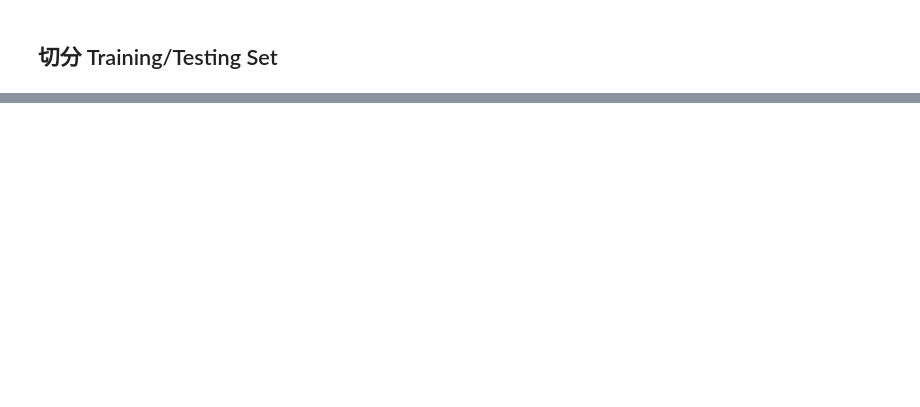
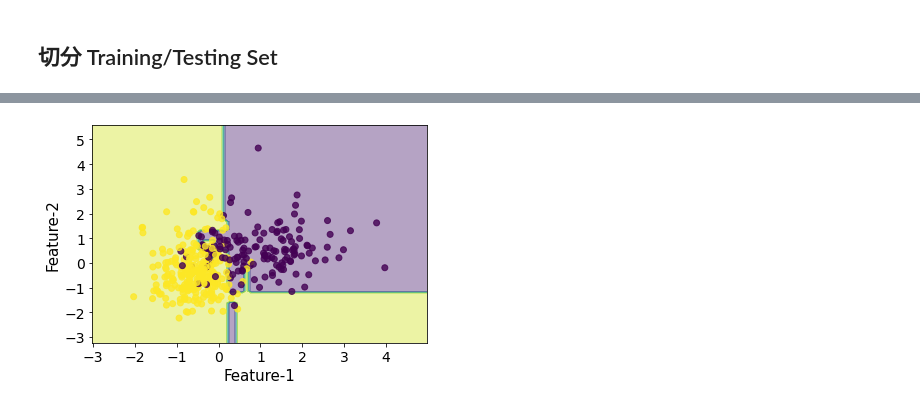
Before and after one commit to arturiaxnight/TSGH2021-AI, a Jupyter notebook: Lecture2_DT_SVM_DNN.ipynb, the cells around one changed output, grey strips where cells are left out. Drawn from its saved outputs; the diff is of its cells as text; code cells hidden in the pictures; blank space fills up the shorter version.

Commit message:
Finish Decision Tree
完成決策樹草稿

```diff
--- a/Lecture2_DT_SVM_DNN.ipynb
+++ b/Lecture2_DT_SVM_DNN.ipynb
@@ -60,2 +64,6 @@ array([[ 1.09706398, -2.07333501,  1.26993369, ...,  2.29607613,
+# %%
+from sklearn.preprocessing import LabelEncoder
+le = LabelEncoder()
+encoded_label = le.fit_transform(raw_data.target)
 # %% [markdown]
 ## 切分 Training/Testing Set
@@ -61,0 +74,2 @@ array([[ 1.09706398, -2.07333501,  1.26993369, ...,  2.29607613,
+# %%
+X_train, X_test, y_train, y_test = train_test_split(scaled_data, encoded_label, test_size=0.3, random_state=SEED)
@@ -61,0 +101,4 @@ array([[ 1.09706398, -2.07333501,  1.26993369, ...,  2.29607613,
+# %%
+tree = DecisionTreeClassifier(criterion='entropy', max_depth=3, random_state=SEED)
+# %%
+tree.fit(X_train,y_train)
@@ -61,0 +123,3 @@ array([[ 1.09706398, -2.07333501,  1.26993369, ...,  2.29607613,
+# %%
+utils.plot_decision_boundaries(X_train,y_train,DecisionTreeClassifier)
+# %% [output]
@@ -61,0 +127 @@ array([[ 1.09706398, -2.07333501,  1.26993369, ...,  2.29607613,
+[figure, added]
```
Also changed, not shown: parts of 17 cells of this notebook, 3 other files.
